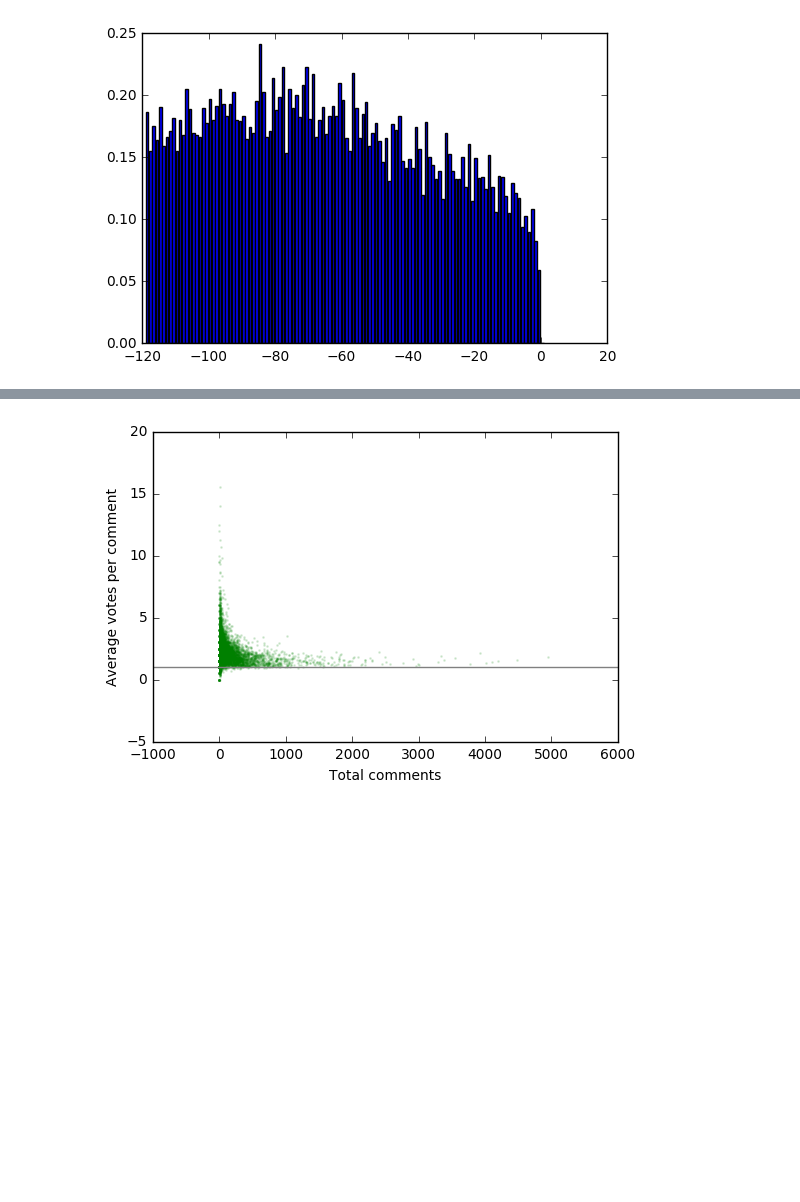
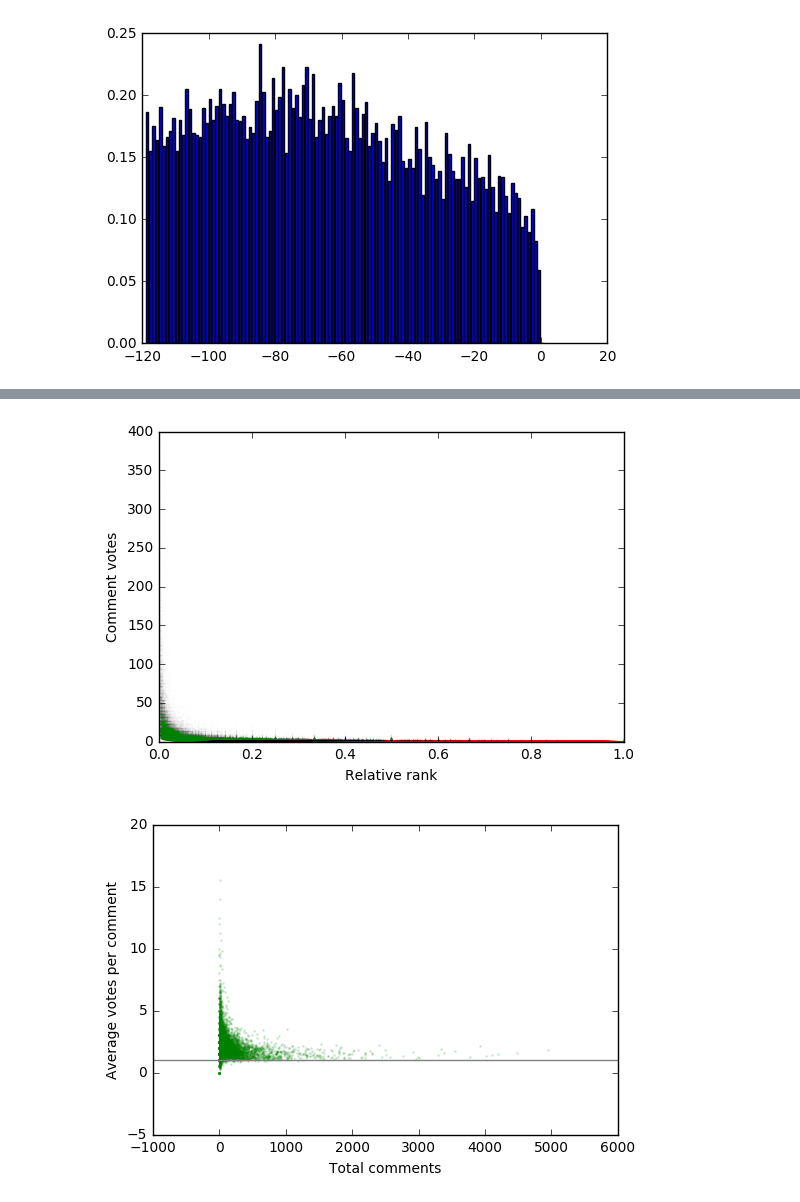
Before and after one commit to kyleiwaniec/w266_Project, a Jupyter notebook: models/PreprocessData.ipynb, the cells around one changed output, grey strips where cells are left out. Cells and saved outputs as stored; diff of their text form; code cells hidden in the pictures; blank space fills up the shorter version.

```diff
--- a/models/PreprocessData.ipynb
+++ b/models/PreprocessData.ipynb
@@ -70,3 +91,19 @@ has_votes_by_date()
+# %%
+def comment_rankings():
+    comments1 = comments[comments["hasVotes"] == True]
+    comments2 = comments[comments["hasVotes"] == False]
+    plt.scatter(comments2["relRank"], comments2["sumVotesIncremented"], s=1, alpha=0.003, color='red')
+    plt.scatter(comments1["relRank"], comments1["sumVotesIncremented"], s=1, alpha=0.003, color='green')
+    plt.xlabel("Relative rank")
+    plt.ylabel("Comment votes")
+    axes = plt.gca()
+    axes.set_xlim([0,1])
+    axes.set_ylim([0,400])
+    plt.show()
+
+comment_rankings()
+# %% [output]
+[figure, added]
 # %%
 def votes_vs_comments():
     groups = pd.DataFrame({
```
Also changed, not shown: parts of 7 cells of this notebook, 6 other files.
